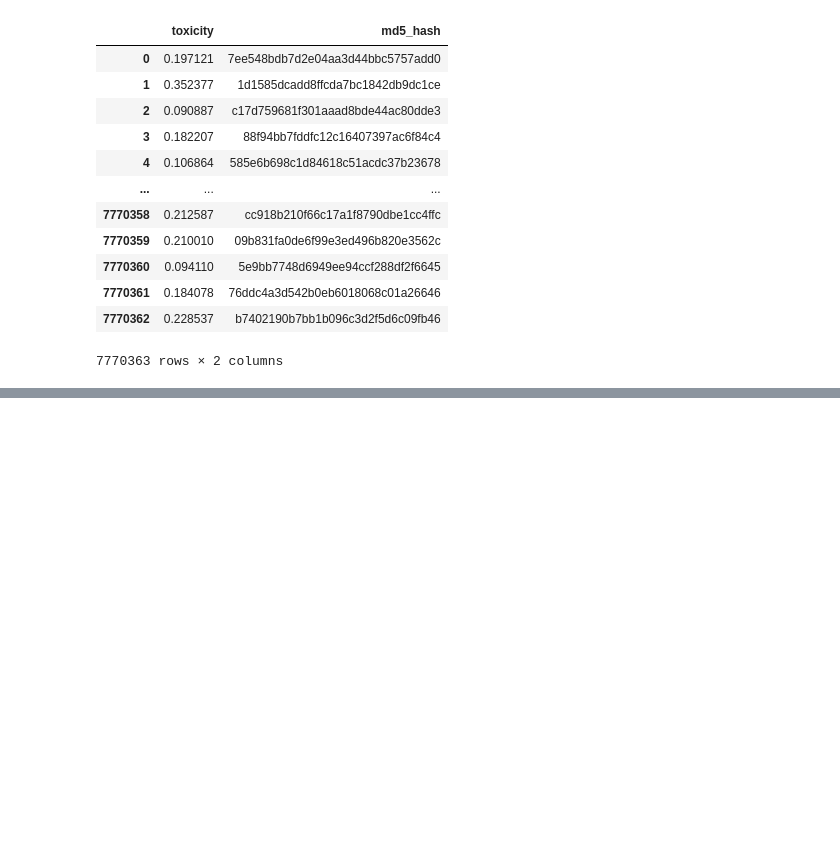
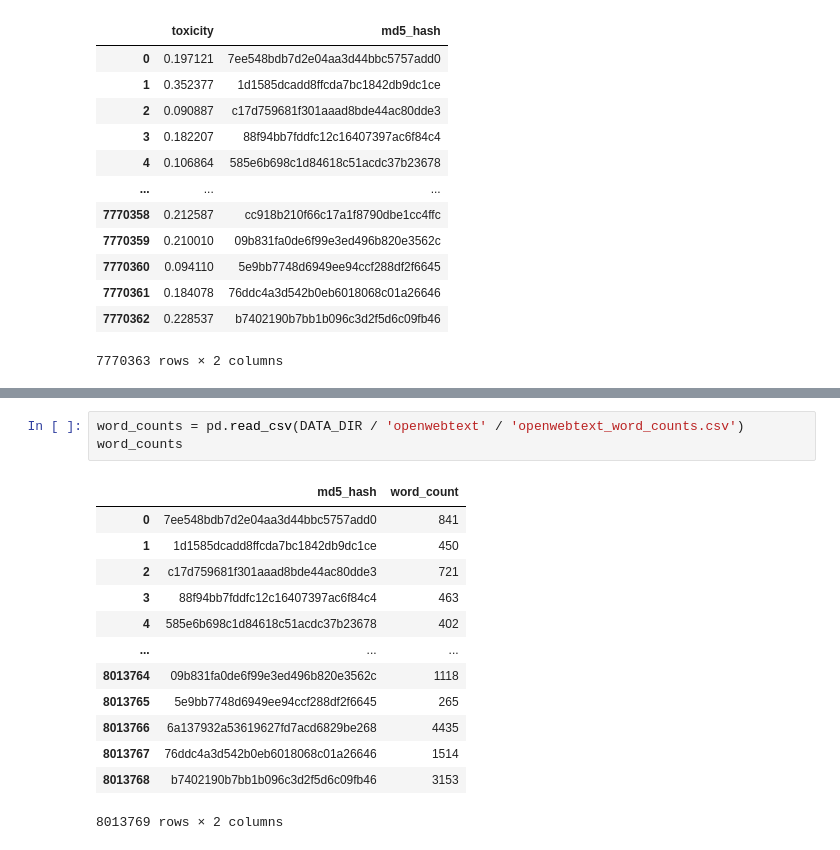
Before and after one commit to allenai/real-toxicity-prompts, a Jupyter notebook: notebooks/corpus_viz_data.ipynb, the cells around one changed output, grey strips where cells are left out. Drawn from its saved outputs; the diff is of its cells as text; blank space fills up the shorter version.

```diff
--- a/notebooks/corpus_viz_data.ipynb
+++ b/notebooks/corpus_viz_data.ipynb
@@ -106,2 +117,19 @@ toxicity
+# %%
+word_counts = pd.read_csv(DATA_DIR / 'openwebtext' / 'openwebtext_word_counts.csv')
+word_counts
+# %% [output]
+|  | md5_hash | word_count |
+| 0 | 7ee548bdb7d2e04aa3d44bbc5757add0 | 841 |
+| 1 | 1d1585dcadd8ffcda7bc1842db9dc1ce | 450 |
+| 2 | c17d759681f301aaad8bde44ac80dde3 | 721 |
+| 3 | 88f94bb7fddfc12c16407397ac6f84c4 | 463 |
+| 4 | 585e6b698c1d84618c51acdc37b23678 | 402 |
+| ... | ... | ... |
+| 8013764 | 09b831fa0de6f99e3ed496b820e3562c | 1118 |
+| 8013765 | 5e9bb7748d6949ee94ccf288df2f6645 | 265 |
+| 8013766 | 6a137932a53619627fd7acd6829be268 | 4435 |
+| 8013767 | 76ddc4a3d542b0eb6018068c01a26646 | 1514 |
+| 8013768 | b7402190b7bb1b096c3d2f5d6c09fb46 | 3153 |
+8013769 rows × 2 columns
 # %%
 df = docs.merge(toxicity)
```
Also changed, not shown: parts of 6 cells of this notebook, 1 other file.
